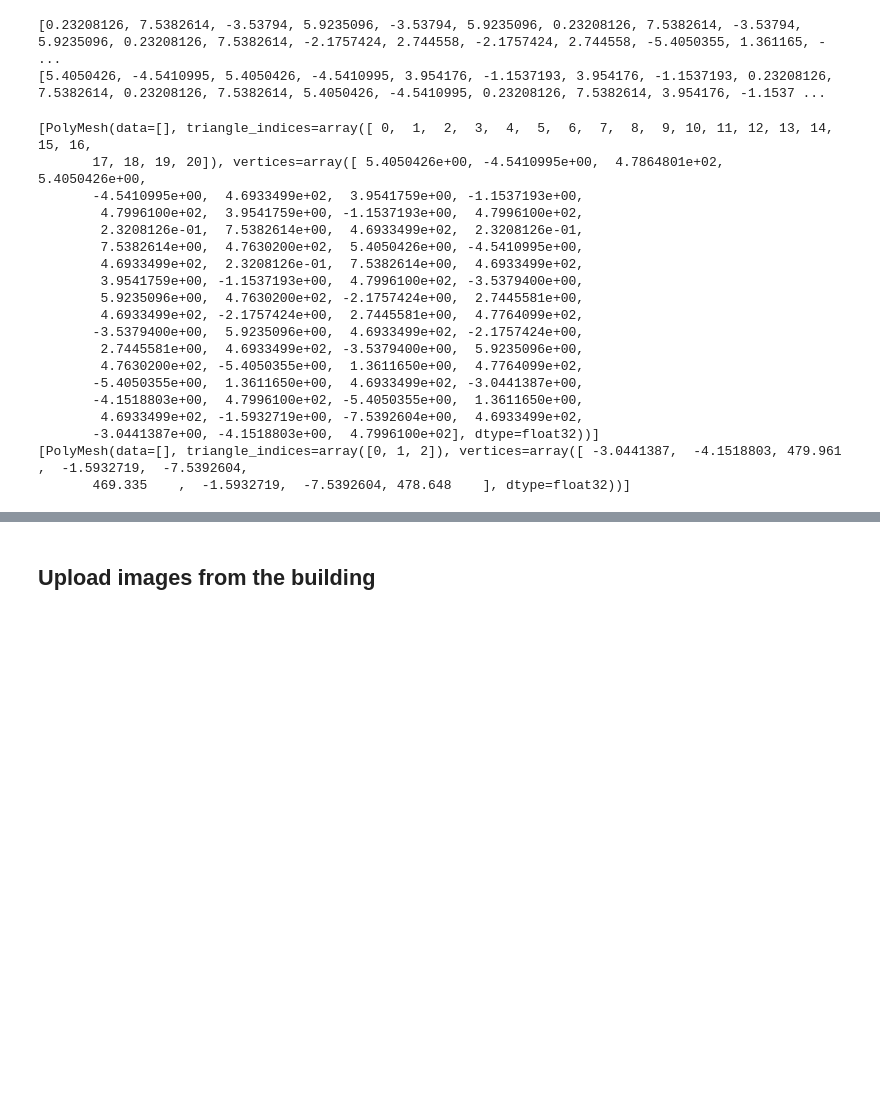
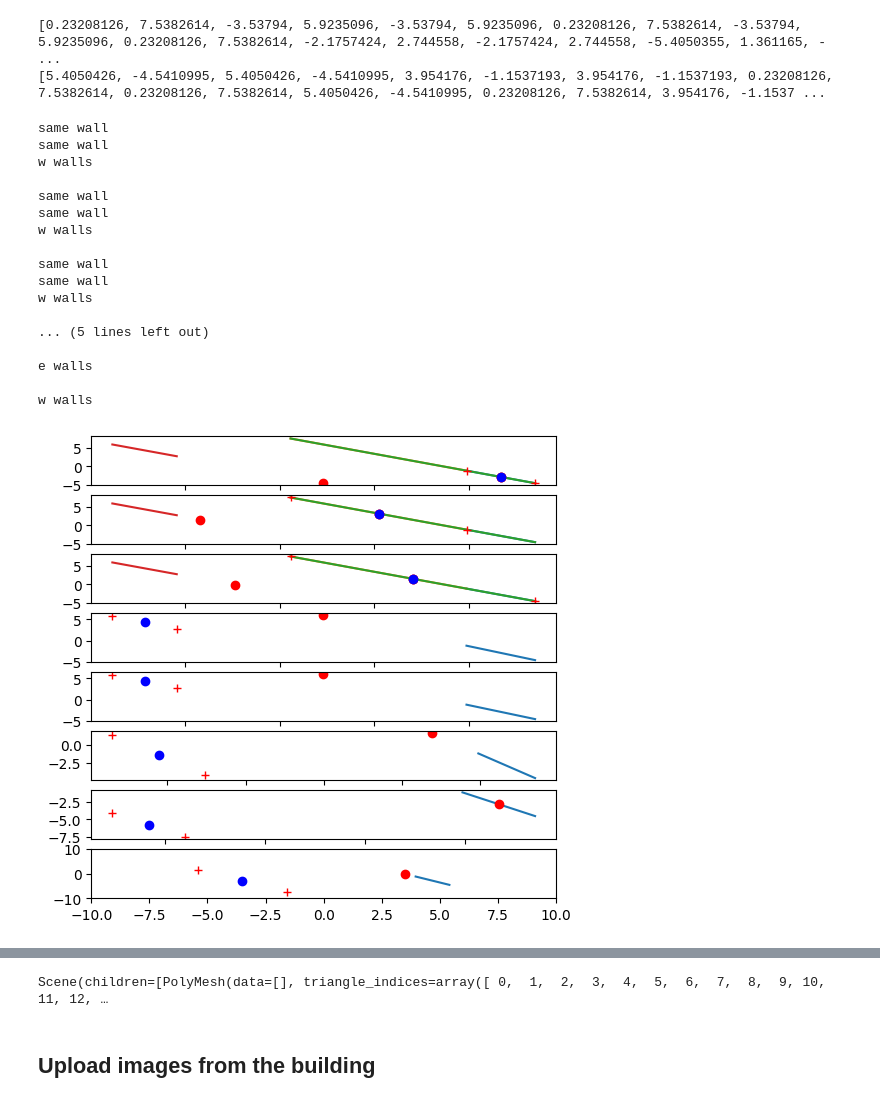
Before and after one commit to looopic/3DTexturingWithOpenData, a Jupyter notebook: getModelFromAddress.ipynb, the cells around one changed output, grey strips where cells are left out. Cells and saved outputs as stored; diff of their text form; code cells hidden in the pictures; blank space fills up the shorter version.

Commit message:
Tried fixing error with w / e walls

```diff
--- a/getModelFromAddress.ipynb
+++ b/getModelFromAddress.ipynb
@@ -270,6 +270,9 @@ print(wallsWE2D)
 [0.23208126, 7.5382614, -3.53794, 5.9235096, -3.53794, 5.9235096, 0.23208126, 7.5382614, -3.53794, 5.9235096, 0.23208126, 7.5382614, -2.1757424, 2.744558, -2.1757424, 2.744558, -5.4050355, 1.361165, - ...
 [5.4050426, -4.5410995, 5.4050426, -4.5410995, 3.954176, -1.1537193, 3.954176, -1.1537193, 0.23208126, 7.5382614, 0.23208126, 7.5382614, 5.4050426, -4.5410995, 0.23208126, 7.5382614, 3.954176, -1.1537 ...
 # %%
+from math import isclose
+import matplotlib.pyplot as plt
+
 n_walls, e_walls, s_walls, w_walls = [], [], [], []
 n_walls_vertices, e_walls_vertices, s_walls_vertices, w_walls_vertices = [], [], [], []
 vectorsNS=[]
@@ -321,7 +324,7 @@ for i in range(len(vectorsNS)):
             continue
         else:
             intersectionpoint = intersection(straight, s2)
-            if intersectionpoint[0] == xmid and intersectionpoint[1] == ymid:
+            if isclose(intersectionpoint[0], xmid, rel_tol=1e-3) and isclose(intersectionpoint[1] , ymid, rel_tol=1e-3):
                 continue
             elif(intersectionpoint[0] >= min(ox1,ox1+odx) and intersectionpoint[0] <= max(ox1,ox1+odx) and intersectionpoint[1] >= min(oy1,oy1+ody) and intersectionpoint[1] <= max(oy1,oy1+ody) and min(oy1,oy1+ody)>=min(y1,y1+dy)):
                 s_walls_vertices.append(ns_walls[0].vertices[i*9: i*9+9])
@@ -331,56 +334,77 @@ for i in range(len(vectorsNS)):
                 n_walls_vertices.append(ns_walls[0].vertices[i*9: i*9+9])
                 break
 
+num_rows = len(vectorsWE)
+num_cols=1
+
+fig, axs = plt.subplots(num_rows, num_cols, figsize=(6,6))
+
 for i in range(len(vectorsWE)):
     x1, y1, dx, dy = vectorsWE[i]
     vector90= -dx/dy
     xmid, ymid = x1+dx/2, y1+dy/2
     straight = (vector90, ymid - vector90*xmid)
+    #print (i, x1, y1, dx, dy, straight)
+    #print(xmid, ymid)
     for othervectors in vectorsWE:
         ox1, oy1, odx, ody = othervectors
+        axs[i].plot([ox1, ox1+odx], [oy1, oy1+ody])
+
         if (ox1 == x1 and oy1 == y1 and odx == dx and ody == dy):
             continue
         s2= (ody/odx, oy1-ody/odx*ox1)
+        #print(i, ox1, oy1, odx, ody, s2)
+        axs[i].plot(intersection(straight, s2)[0], intersection(straight, s2)[1], 'ro')
         if intersection(straight, s2) == None:
             continue
         else:
             intersectionpoint = intersection(straight, s2)
-            if intersectionpoint[0] == xmid and intersectionpoint[1] == ymid:
+            #print(intersectionpoint)
+            if isclose(intersectionpoint[0], xmid, rel_tol=1e-3) and isclose(intersectionpoint[1] , ymid, rel_tol=1e-3):
+                print("same wall")
                 continue
             elif(intersectionpoint[0] >= min(ox1,ox1+odx) and intersectionpoint[0] <= max(ox1,ox1+odx) and intersectionpoint[1] >= min(oy1,oy1+ody) and intersectionpoint[1] <= max(oy1,oy1+ody) and min(ox1,ox1+odx)>=min(x1,x1+dx)):
                 e_walls_vertices.append(we_walls[0].vertices[i*9: i*9+9])
+                print("e walls")
                 break
             else:
+                print("w walls")
                 w_walls_vertices.append(we_walls[0].vertices[i*9: i*9+9])
                 break
+    axs[i].plot([x1, x1+dx], [y1, y1+dy], 'r+')
+    axs[i].plot(xmid, ymid, 'bo')
+
+    print("")
+
+plt.axis((-10, 10, -10, 10))
+plt.show()
 
 n_walls.append(PolyMesh(vertices=n_walls_vertices, triangle_indices=range(len(n_walls_vertices)*3)))
 s_walls.append(PolyMesh(vertices=s_walls_vertices, triangle_indices=range(len(s_walls_vertices)*3)))
 w_walls.append(PolyMesh(vertices=w_walls_vertices, triangle_indices=range(len(w_walls_vertices)*3)))
 e_walls.append(PolyMesh(vertices=e_walls_vertices, triangle_indices=range(len(e_walls_vertices)*3)))
 
 print(w_walls)
 print(e_walls)
 
-walls=Scene(e_walls)
+walls=Scene(w_walls)
 walls
 # %% [output]
-[PolyMesh(data=[], triangle_indices=array([ 0,  1,  2,  3,  4,  5,  6,  7,  8,  9, 10, 11, 12, 13, 14, 15, 16,
-       17, 18, 19, 20]), vertices=array([ 5.4050426e+00, -4.5410995e+00,  4.7864801e+02,  5.4050426e+00,
-       -4.5410995e+00,  4.6933499e+02,  3.9541759e+00, -1.1537193e+00,
-        4.7996100e+02,  3.9541759e+00, -1.1537193e+00,  4.7996100e+02,
-        2.3208126e-01,  7.5382614e+00,  4.6933499e+02,  2.3208126e-01,
-        7.5382614e+00,  4.7630200e+02,  5.4050426e+00, -4.5410995e+00,
-        4.6933499e+02,  2.3208126e-01,  7.5382614e+00,  4.6933499e+02,
-        3.9541759e+00, -1.1537193e+00,  4.7996100e+02, -3.5379400e+00,
-        5.9235096e+00,  4.7630200e+02, -2.1757424e+00,  2.7445581e+00,
-        4.6933499e+02, -2.1757424e+00,  2.7445581e+00,  4.7764099e+02,
-       -3.5379400e+00,  5.9235096e+00,  4.6933499e+02, -2.1757424e+00,
-        2.7445581e+00,  4.6933499e+02, -3.5379400e+00,  5.9235096e+00,
-        4.7630200e+02, -5.4050355e+00,  1.3611650e+00,  4.7764099e+02,
-       -5.4050355e+00,  1.3611650e+00,  4.6933499e+02, -3.0441387e+00,
-       -4.1518803e+00,  4.7996100e+02, -5.4050355e+00,  1.3611650e+00,
-        4.6933499e+02, -1.5932719e+00, -7.5392604e+00,  4.6933499e+02,
-       -3.0441387e+00, -4.1518803e+00,  4.7996100e+02], dtype=float32))]
-[PolyMesh(data=[], triangle_indices=array([0, 1, 2]), vertices=array([ -3.0441387,  -4.1518803, 479.961    ,  -1.5932719,  -7.5392604,
-       469.335    ,  -1.5932719,  -7.5392604, 478.648    ], dtype=float32))]
+same wall
+same wall
+w walls
+
+same wall
+same wall
+w walls
+
+same wall
+same wall
+w walls
+
+... (5 lines left out)
+
+e walls
+
+w walls
+[figure, added]
@@ -388,3 +430,4 @@ Scene(children=[PolyMesh(data=[], triangle_indices=array([0, 1, 2]), vertices=ar
+Scene(children=[PolyMesh(data=[], triangle_indices=array([ 0,  1,  2,  3,  4,  5,  6,  7,  8,  9, 10, 11, 12, …
 # %%
 #Strecke des Dreiecks -> Vektor mit positivem y-Wert von Punkt x1, y1 Vergleich mit jeder längsten Strecke jedess Dreieck
 # %% [markdown]
```
Also changed, not shown: parts of 1 cell of this notebook.
